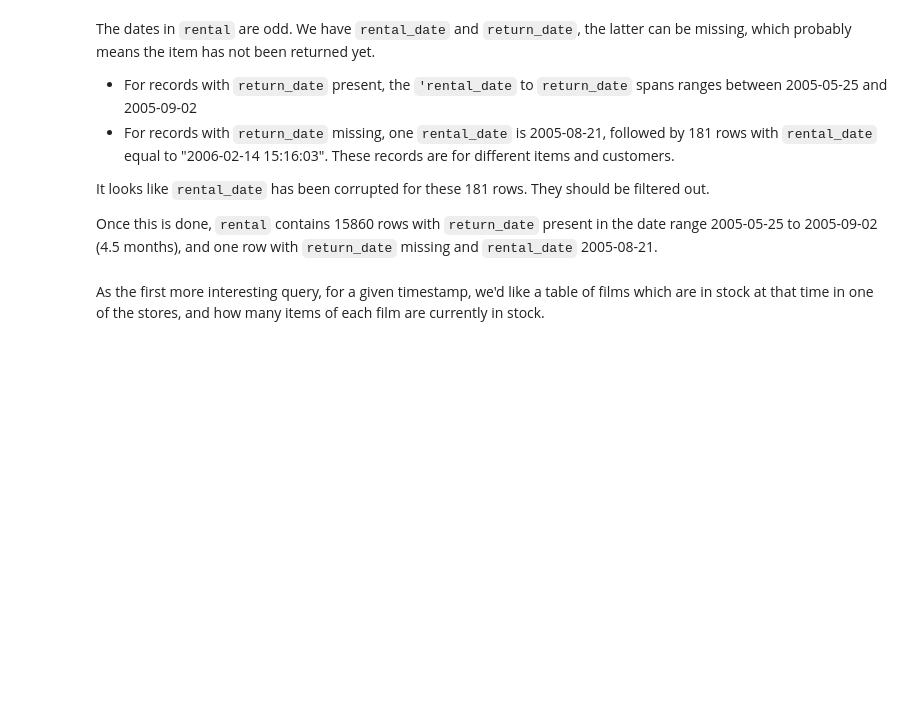
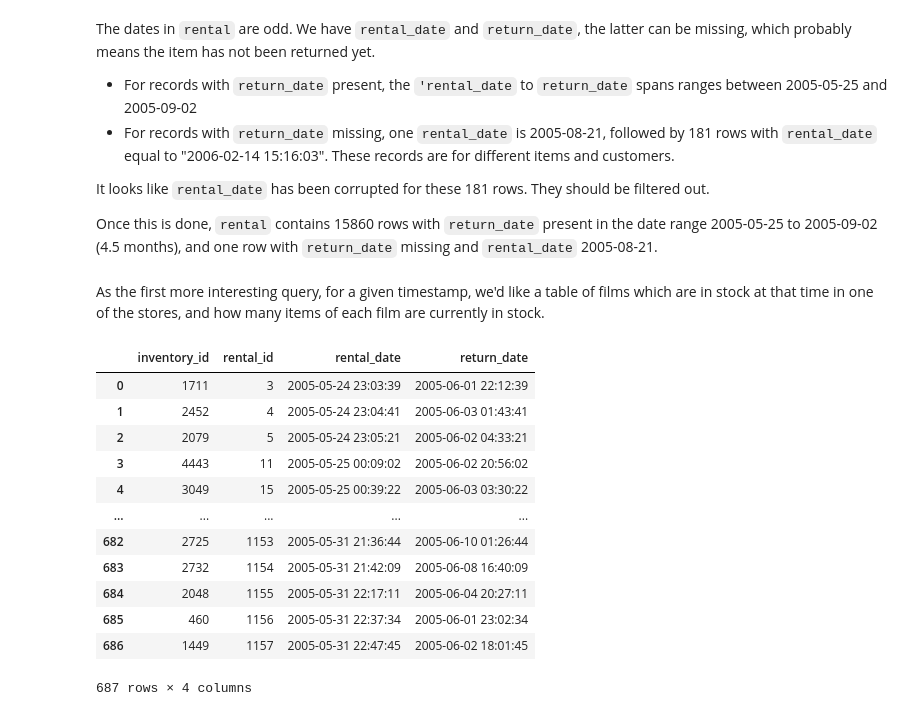
Before and after one commit to mseeger/scripts_and_notebooks, a Jupyter notebook: notebooks/mysql/SakilaQueries.ipynb, the cells around one changed output. Drawn from its saved outputs; the diff is of its cells as text; code cells hidden in the pictures; blank space fills up the shorter version.

```diff
--- a/notebooks/mysql/SakilaQueries.ipynb
+++ b/notebooks/mysql/SakilaQueries.ipynb
@@ -221,3 +157,30 @@ It looks like `rental_date` has been corrupted for these 181 rows. They should b
 Once this is done, `rental` contains 15860 rows with `return_date` present in the date range 2005-05-25 to 2005-09-02 (4.5 months), and one row with `return_date` missing and `rental_date` 2005-08-21.
 # %% [markdown]
 As the first more interesting query, for a given timestamp, we'd like a table of films which are in stock at that time in one of the stores, and how many items of each film are currently in stock.
+# %%
+# Timestamp for which we like to check in-stock status
+query_datetime = "2005-06-01 12:10:05"
+
+# First, list all inventory items which are currently rented out
+query_mask = """
+SELECT inventory_id, rental_id, rental_date, return_date
+  FROM rental
+ WHERE rental_date <= '{0}' AND (return_date IS NULL OR return_date > '{0}')
+"""
+
+df = run_sql_query(query_mask.format(query_datetime), db_engine)
+df
+# %% [output]
+|  | inventory_id | rental_id | rental_date | return_date |
+| 0 | 1711 | 3 | 2005-05-24 23:03:39 | 2005-06-01 22:12:39 |
+| 1 | 2452 | 4 | 2005-05-24 23:04:41 | 2005-06-03 01:43:41 |
+| 2 | 2079 | 5 | 2005-05-24 23:05:21 | 2005-06-02 04:33:21 |
+| 3 | 4443 | 11 | 2005-05-25 00:09:02 | 2005-06-02 20:56:02 |
+| 4 | 3049 | 15 | 2005-05-25 00:39:22 | 2005-06-03 03:30:22 |
+| ... | ... | ... | ... | ... |
+| 682 | 2725 | 1153 | 2005-05-31 21:36:44 | 2005-06-10 01:26:44 |
+| 683 | 2732 | 1154 | 2005-05-31 21:42:09 | 2005-06-08 16:40:09 |
+| 684 | 2048 | 1155 | 2005-05-31 22:17:11 | 2005-06-04 20:27:11 |
+| 685 | 460 | 1156 | 2005-05-31 22:37:34 | 2005-06-01 23:02:34 |
+| 686 | 1449 | 1157 | 2005-05-31 22:47:45 | 2005-06-02 18:01:45 |
+687 rows × 4 columns
```
Also changed, not shown: parts of 20 cells of this notebook, 2 other files.
